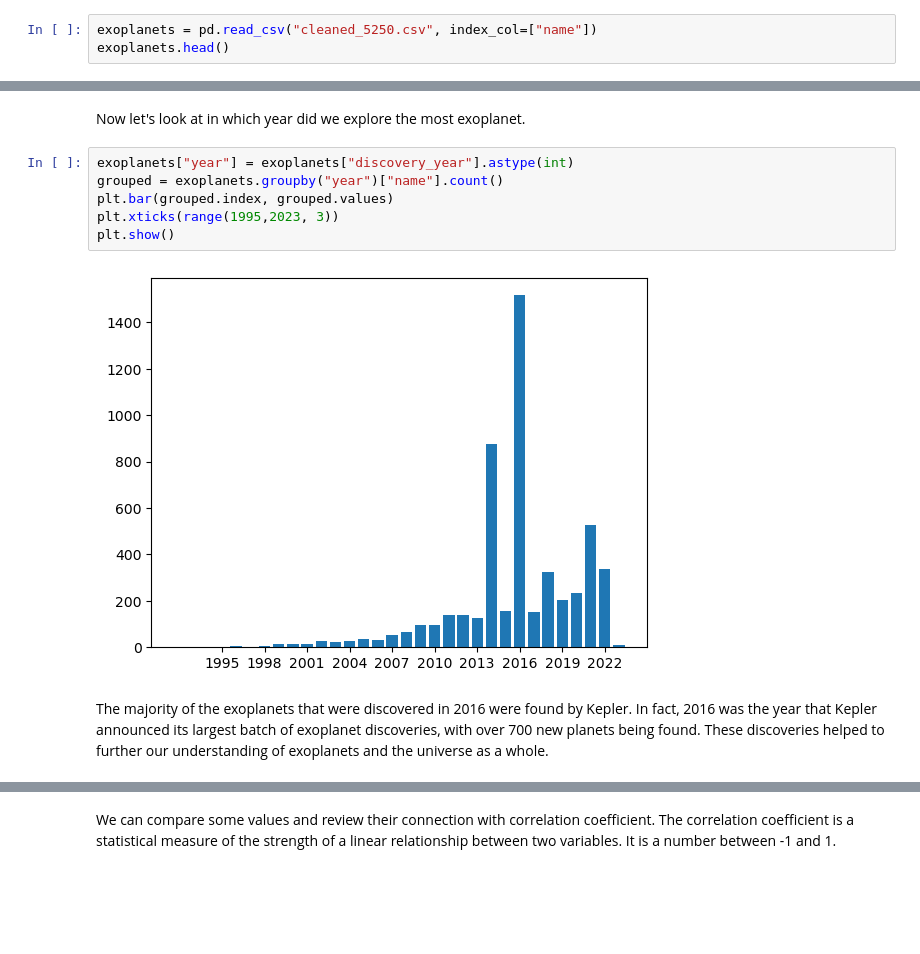
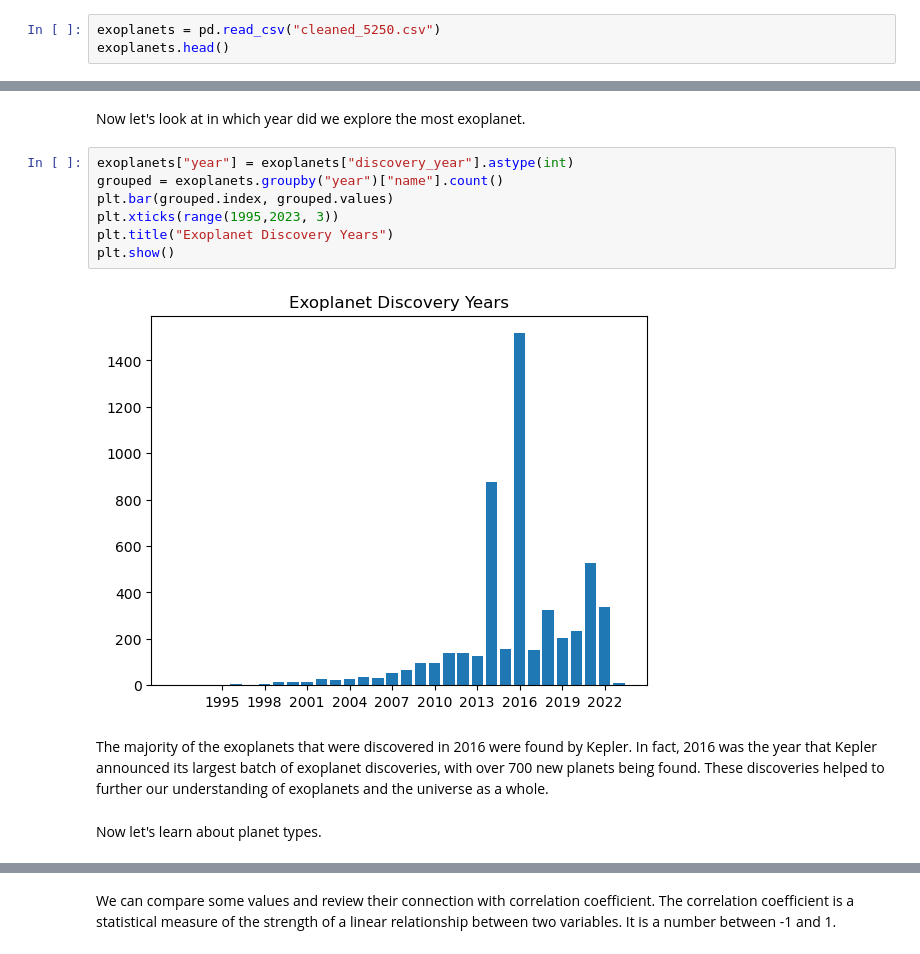
Before and after one commit to kadirbalalan/exoplanets, a Jupyter notebook: Exoplanets.ipynb, the cells around one changed output, grey strips where cells are left out. Saved outputs shown, nothing was run; the diff lists cells and outputs as text; blank space fills up the shorter version.

```diff
--- a/Exoplanets.ipynb
+++ b/Exoplanets.ipynb
@@ -7,6 +6,6 @@ Information about the dataset:
 
 The NASA Exoplanet Archive is a database that contains information on all known exoplanets (planets outside our solar system) discovered by NASA's various space missions, ground-based observatories, and other sources.
 # %%
-exoplanets = pd.read_csv("cleaned_5250.csv", index_col=["name"])
+exoplanets = pd.read_csv("cleaned_5250.csv")
 exoplanets.head()
 # %% [output]
@@ -32,10 +33,13 @@ Now let's look at in which year did we explore the most exoplanet.
 # %%
 exoplanets["year"] = exoplanets["discovery_year"].astype(int)
 grouped = exoplanets.groupby("year")["name"].count()
 plt.bar(grouped.index, grouped.values)
 plt.xticks(range(1995,2023, 3))
+plt.title("Exoplanet Discovery Years")
 plt.show()
 # %% [output]
-[figure, old version]
+[figure, new version]
 # %% [markdown]
 The majority of the exoplanets that were discovered in 2016 were found by Kepler. In fact, 2016 was the year that Kepler announced its largest batch of exoplanet discoveries, with over 700 new planets being found. These discoveries helped to further our understanding of exoplanets and the universe as a whole.
+# %% [markdown]
+Now let's learn about planet types.
```
Also changed, not shown: parts of 11 cells of this notebook.
